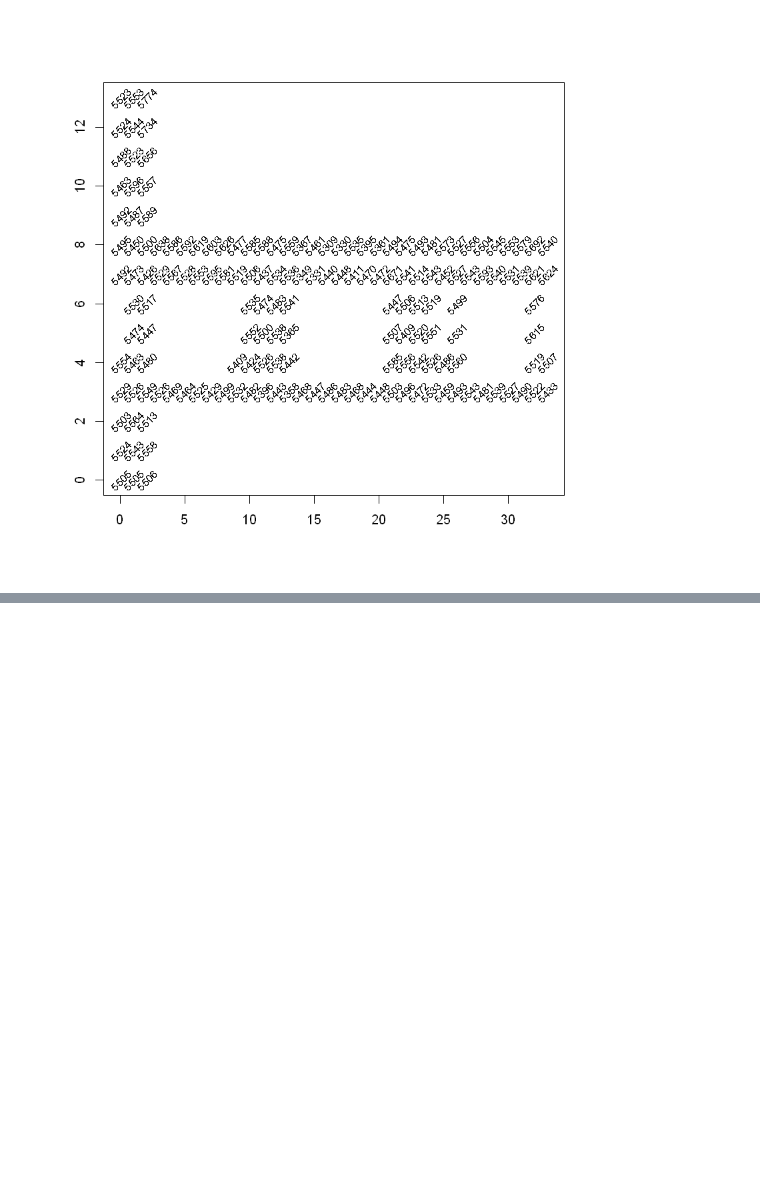
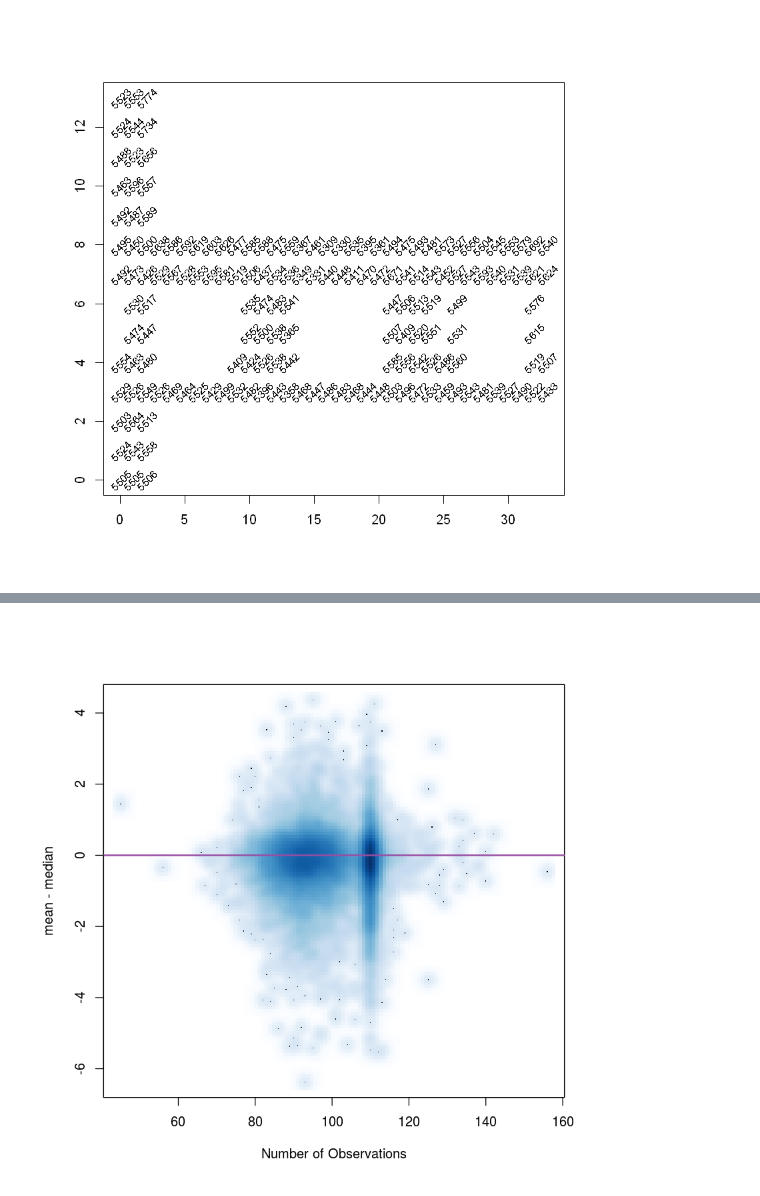
Before and after one commit to CaseyRMartinez/QTW_CaseStudies, a Jupyter notebook: RTLS_CaseStudy1.ipynb, the cells around one changed output, grey strips where cells are left out. Saved outputs shown, nothing was run; the diff lists cells and outputs as text; code cells hidden in the pictures; blank space fills up the shorter version.

```diff
--- a/RTLS_CaseStudy1.ipynb
+++ b/RTLS_CaseStudy1.ipynb
@@ -265,0 +303,5 @@ text(locCounts, labels = locCounts[,3], cex=0.8, srt = 45)
+# %%
+with(offlineSummary, smoothScatter( (avgSignal - medSignal) ~ num, xlab = "Number of Observations", ylab = "mean - median"))
+abline(h = 0, col = "#984ea3", lwd = 2)
+# %% [output]
+[figure, added]
```
Also changed, not shown: parts of 48 cells of this notebook, 2 other files.
